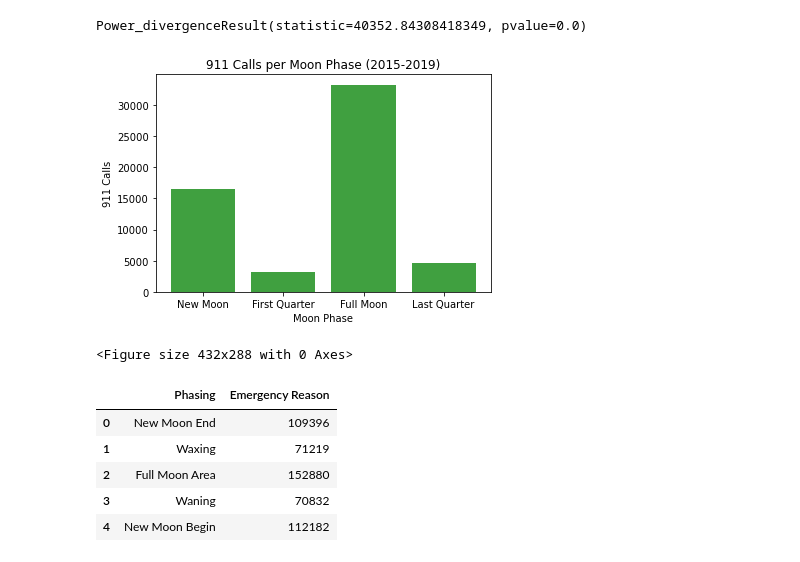
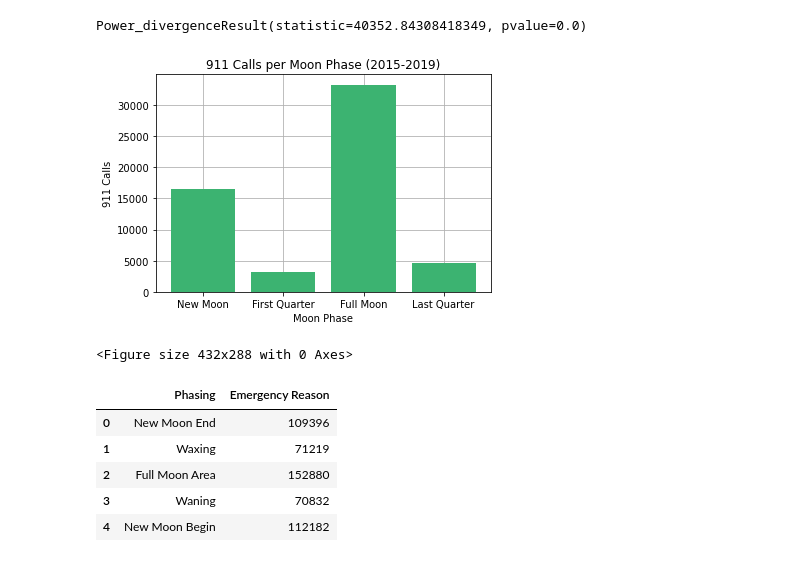
Before and after one commit to ytran010/The_Werewolves, a Jupyter notebook: Alexander.ipynb, the cells around one changed output. Cells and saved outputs as stored; diff of their text form; code cells hidden in the pictures.

```diff
--- a/Alexander.ipynb
+++ b/Alexander.ipynb
@@ -222,16 +256,19 @@ stats.chisquare(group_counted_df['Emergency Reason'], group_counted_df["expected
 # %% [output]
 Power_divergenceResult(statistic=40352.84308418349, pvalue=0.0)
 # %%
+fig, ax = plt.subplots()
 y_values = group_counted_df["Emergency Reason"]
 labels = ["New Moon", "First Quarter", "Full Moon","Last Quarter"]
-plt.bar(labels, y_values, color="g", align="center", alpha=0.75)
+plt.bar(labels, y_values, color="mediumseagreen", align="center")
 plt.title("911 Calls per Moon Phase (2015-2019)")
 plt.xlabel("Moon Phase")
 plt.ylabel("911 Calls")
+plt.grid()
+ax.set_axisbelow(True)
+plt.show()
 plt.savefig('Images/Calls_per_phase_Alex.png')
-plt.show()
 # %% [output]
-[figure, old version]
+[figure, new version]
 <Figure size 432x288 with 0 Axes>
 # %%
 filtered_df = werewolf_df.dropna()
```
Also changed, not shown: parts of 5 cells of this notebook, 2 other files.
